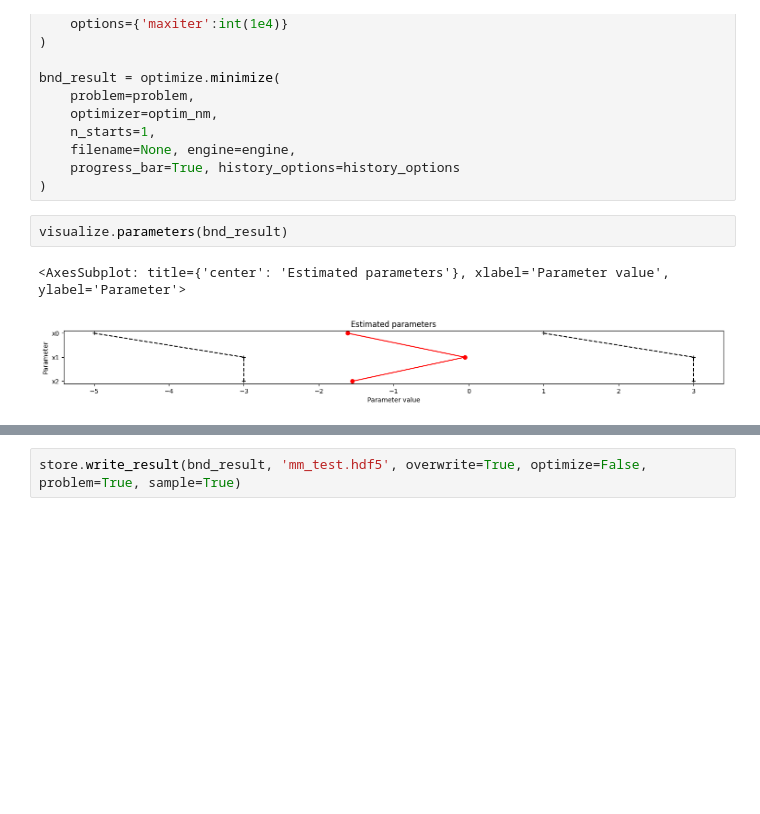
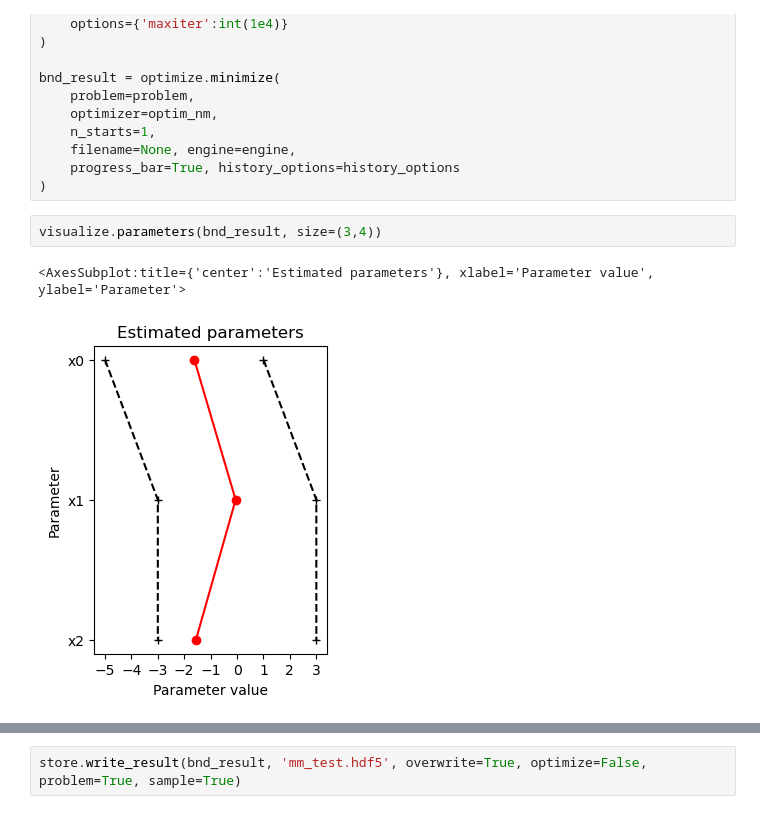
Before and after one commit to LarkinIt/ModelCalibrationExamples, a Jupyter notebook: Michaelis-Menten/mm_example.ipynb, the cells around one changed output, grey strips where cells are left out. Saved outputs shown, nothing was run; the diff lists cells and outputs as text; blank space fills up the shorter version.

Commit message:
Finished basic visualization of results in MM example

```diff
--- a/Michaelis-Menten/mm_example.ipynb
+++ b/Michaelis-Menten/mm_example.ipynb
@@ -175,10 +179,10 @@ bnd_result = optimize.minimize(
     progress_bar=True, history_options=history_options
 )
 # %%
-visualize.parameters(bnd_result)
+visualize.parameters(bnd_result, size=(3,4))
 # %% [output]
-<AxesSubplot: title={'center': 'Estimated parameters'}, xlabel='Parameter value', ylabel='Parameter'>
+<AxesSubplot:title={'center':'Estimated parameters'}, xlabel='Parameter value', ylabel='Parameter'>
-[figure, old version]
+[figure, new version]
 # %%
 n_samps = 500000
 sampler = sample.ParallelTemperingSampler(internal_sampler=sample.MetropolisSampler(), n_chains=3)
```
Also changed, not shown: parts of 16 cells of this notebook.
